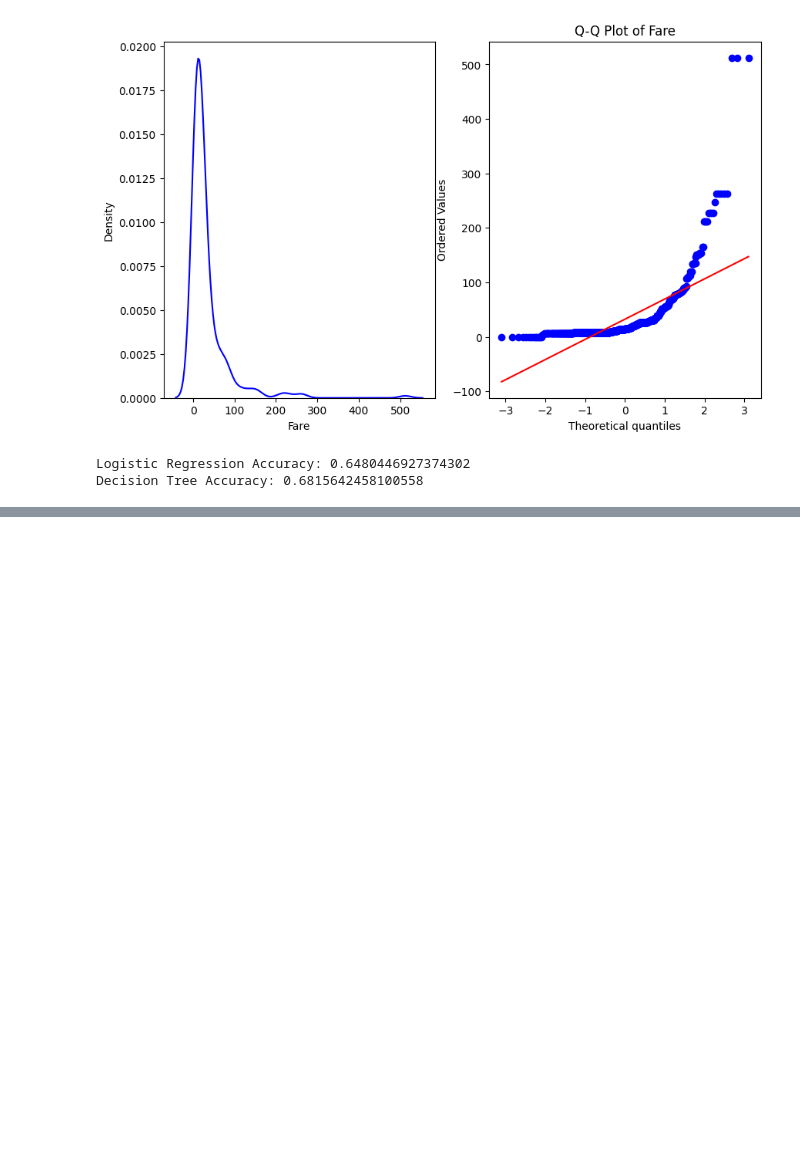
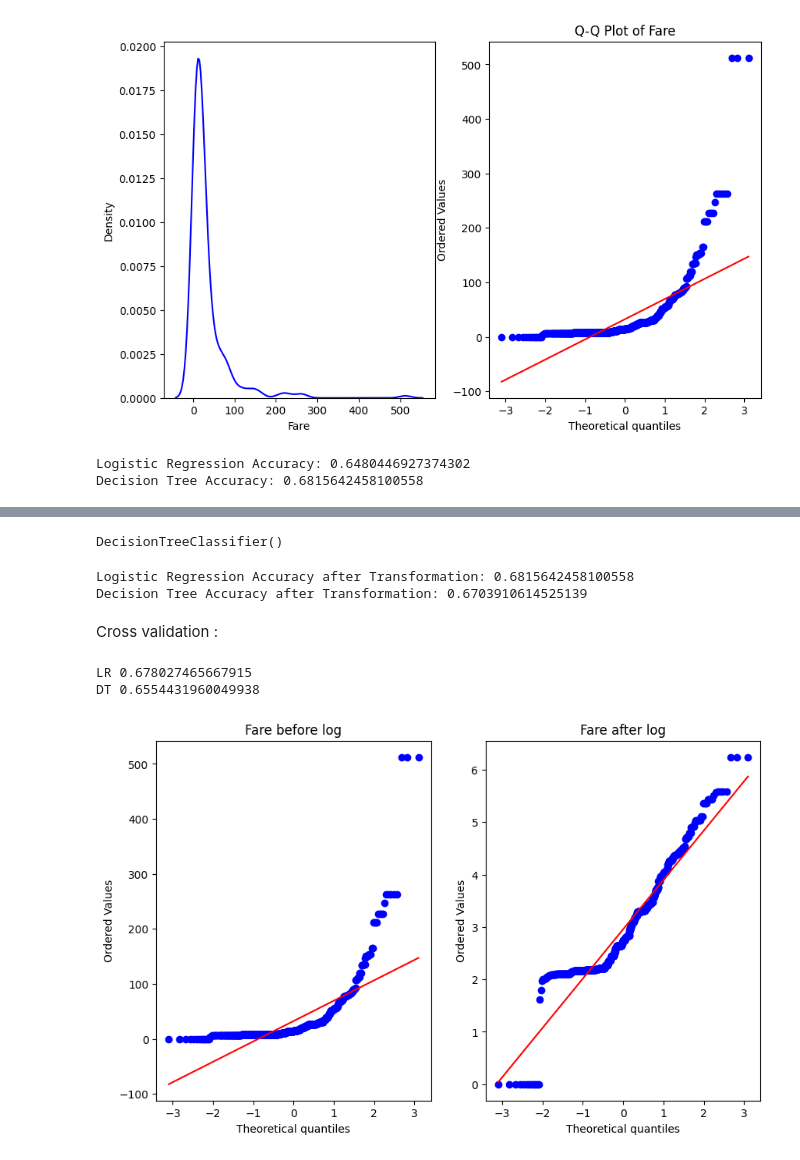
Before and after one commit to Mohotasir/my_ML_Journey, a Jupyter notebook: 100days_ML/Feature_Engineering/Function_transformer/fction-trnasformer.ipynb, the cells around one changed output, grey strips where cells are left out. Saved outputs shown, nothing was run; the diff lists cells and outputs as text; code cells hidden in the pictures; blank space fills up the shorter version.

Commit message:
perform function transforming:

```diff
--- a/100days_ML/Feature_Engineering/Function_transformer/fction-trnasformer.ipynb
+++ b/100days_ML/Feature_Engineering/Function_transformer/fction-trnasformer.ipynb
@@ -87,0 +90,43 @@ Decision Tree Accuracy: 0.6815642458100558
+# %%
+trf = FunctionTransformer( func = np.log1p)
+# %%
+x_train_transformed = trf.fit_transform(x_train)
+x_test_transformed = trf.transform(x_test)
+# %%
+clf.fit(x_train_transformed, y_train)
+clf2.fit(x_train_transformed, y_train)
+# %% [output]
+DecisionTreeClassifier()
+# %%
+y_pred_transformed = clf.predict(x_test_transformed)
+y_pred2_transformed = clf2.predict(x_test_transformed)
+
+print("Logistic Regression Accuracy after Transformation:", accuracy_score(y_test, y_pred_transformed))
+print("Decision Tree Accuracy after Transformation:", accuracy_score(y_test, y_pred2_transformed))
+# %% [output]
+Logistic Regression Accuracy after Transformation: 0.6815642458100558
+Decision Tree Accuracy after Transformation: 0.6703910614525139
+# %% [markdown]
+Cross validation :
+# %%
+x_transformed = trf.fit_transform(x)
+
+print("LR",np.mean(cross_val_score(clf, x_transformed, y,scoring='accuracy', cv=10)))
+print("DT",np.mean(cross_val_score(clf2, x_transformed, y, scoring='accuracy', cv=10)))
+# %% [output]
+LR 0.678027465667915
+DT 0.6554431960049938
+# %%
+plt.figure(figsize=(10, 6))
+
+plt.subplot(121)
+stats.probplot(x_train['Fare'], dist="norm", plot=plt)
+plt.title('Fare before log')
+
+plt.subplot(122)
+stats.probplot(x_train_transformed['Fare'], dist="norm", plot=plt)
+plt.title('Fare after log')
+
+plt.show()
+# %% [output]
+[figure, added]
```
Also changed, not shown: parts of 6 cells of this notebook.
